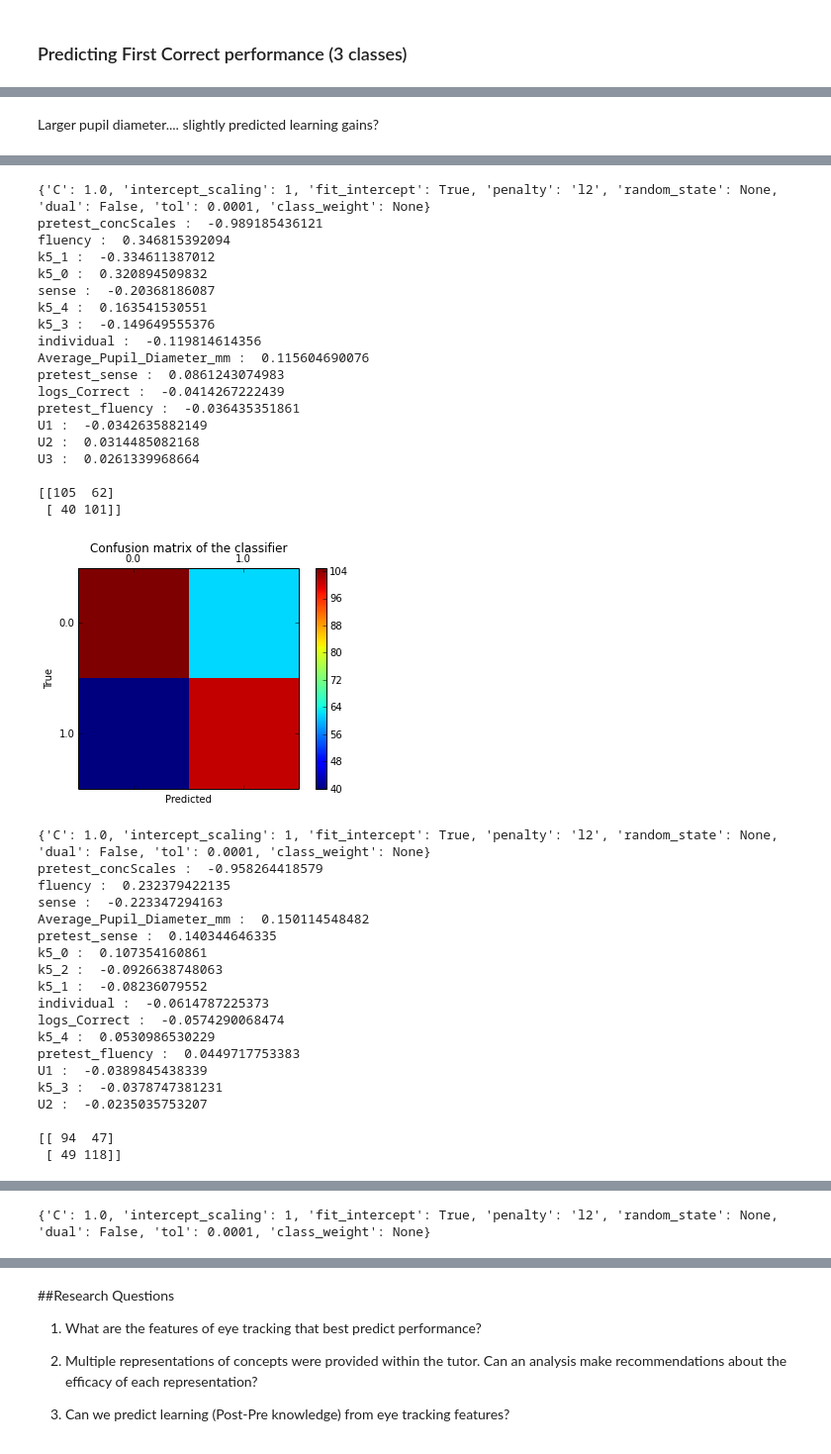
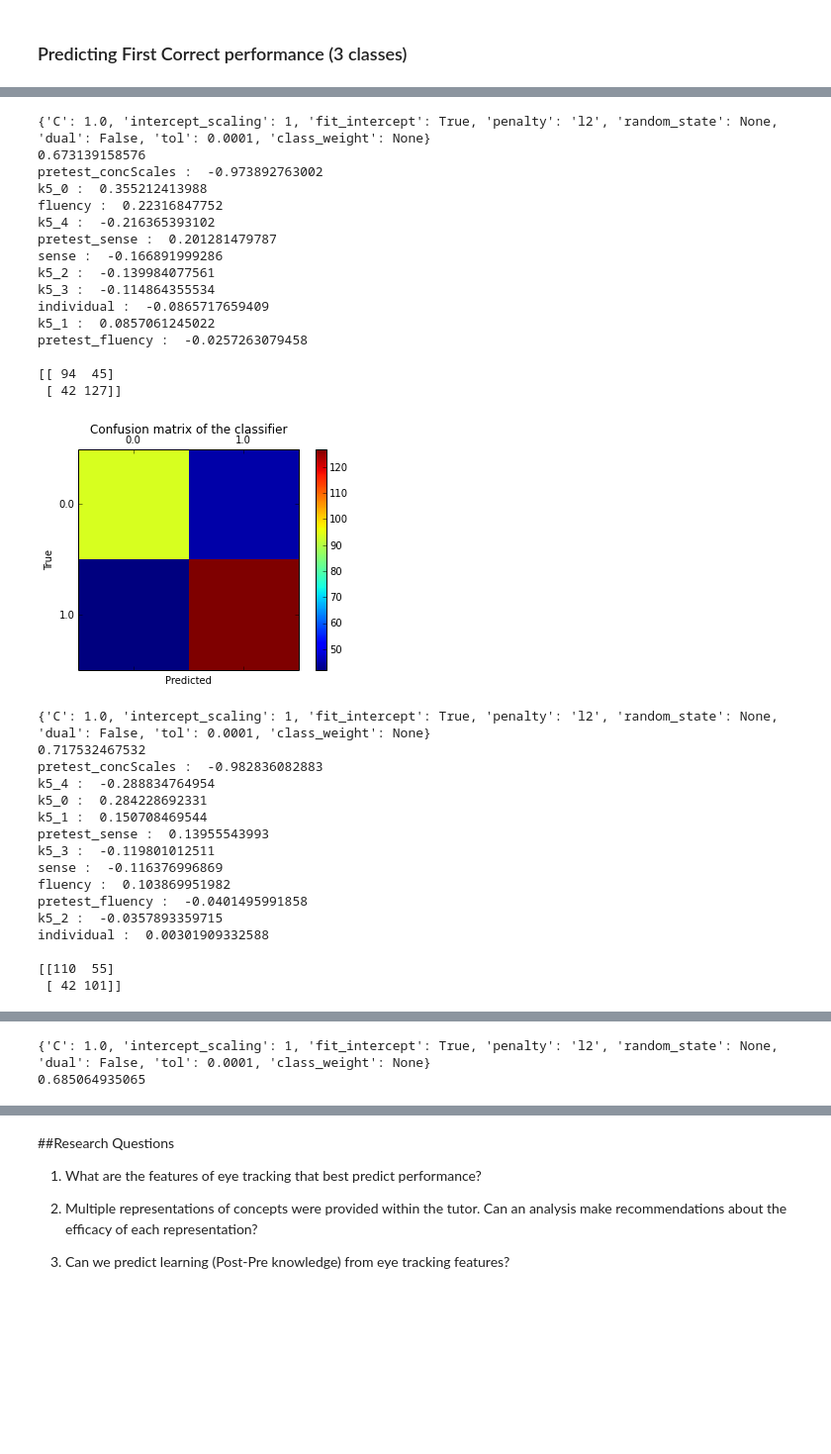
Before and after one commit to cmgerber/Edu_ML_Final_Project, a Jupyter notebook: ipython_notebooks/Eye_Tracking_Analysis.ipynb, the cells around one changed output, grey strips where cells are left out. Shown at 99% size. Drawn from its saved outputs; the diff is of its cells as text; code cells hidden in the pictures; blank space fills up the shorter version.

```diff
--- a/ipython_notebooks/Eye_Tracking_Analysis.ipynb
+++ b/ipython_notebooks/Eye_Tracking_Analysis.ipynb
@@ -226,10 +220,10 @@ feature_cols = [
 # oucome_col = 'logs_firstIncorrectRate_medianSplit'
 
 other_features = [
- 'logs_Correct',
+#  'logs_Correct',
  'pretest_sense',
  'pretest_fluency',
- 'pretest_concScales',
+ 'pretest_concScales']
  'Average_Pupil_Diameter_mm']
 
 for col in other_features:
@@ -288,7 +282,7 @@ def cv_fun(selected_predictors, outcome_feature):
                 coefficient_dict = defaultdict(list)
                 for col, coef in zip(selected_feature_cols, coefficients[c]):
                     coefficient_dict[col].append(coef)
-                result = sorted(coefficient_dict.items(), key=lambda x: abs(x[1][0]), reverse=True)[:15]
+                result = sorted(coefficient_dict.items(), key=lambda x: abs(x[1][0]), reverse=True)[:20]
                 for name, value in result:
                     print name, ": ", value[0]
                 print
@@ -308,6 +302,7 @@ def cv_fun(selected_predictors, outcome_feature):
         pl.show()
 
         print params
+        print score
 
     return scores, np.mean(scores)
 
@@ -418,7 +407,5 @@ start_U2_F2_1 :  -0.60825562236
-# %% [markdown]
-Larger pupil diameter.... slightly predicted learning gains?
 # %%
-selected_feature_cols = other_features + k5 + units + list(prob_types)# + units + list(problems) #+ list(prob_types)#other_features + list(prob_types) + units + list(problems)
+selected_feature_cols = other_features + k5 + list(prob_types)# + units + list(problems) #+ list(prob_types)#other_features + list(prob_types) + units + list(problems)
 
 cv_fun(selected_feature_cols,'prePost_concScales_gainMedianSplit')
 # %% [output]
@@ -464,39 +444,33 @@ U2 :  0.0326524600999
 {'C': 1.0, 'intercept_scaling': 1, 'fit_intercept': True, 'penalty': 'l2', 'random_state': None, 'dual': False, 'tol': 0.0001, 'class_weight': None}
-pretest_concScales :  -0.989185436121
-fluency :  0.346815392094
-k5_1 :  -0.334611387012
-k5_0 :  0.320894509832
-sense :  -0.20368186087
-k5_4 :  0.163541530551
-k5_3 :  -0.149649555376
-individual :  -0.119814614356
-Average_Pupil_Diameter_mm :  0.115604690076
-pretest_sense :  0.0861243074983
-logs_Correct :  -0.0414267222439
-pretest_fluency :  -0.036435351861
-U1 :  -0.0342635882149
-U2 :  0.0314485082168
-U3 :  0.0261339968664
+0.673139158576
+pretest_concScales :  -0.973892763002
+k5_0 :  0.355212413988
+fluency :  0.22316847752
+k5_4 :  -0.216365393102
+pretest_sense :  0.201281479787
+sense :  -0.166891999286
+k5_2 :  -0.139984077561
+k5_3 :  -0.114864355534
+individual :  -0.0865717659409
+k5_1 :  0.0857061245022
+pretest_fluency :  -0.0257263079458
 
-[[105  62]
- [ 40 101]]
+[[ 94  45]
+ [ 42 127]]
-[figure, old version]
+[figure, new version]
 {'C': 1.0, 'intercept_scaling': 1, 'fit_intercept': True, 'penalty': 'l2', 'random_state': None, 'dual': False, 'tol': 0.0001, 'class_weight': None}
-pretest_concScales :  -0.958264418579
-fluency :  0.232379422135
-sense :  -0.223347294163
-Average_Pupil_Diameter_mm :  0.150114548482
-pretest_sense :  0.140344646335
-k5_0 :  0.107354160861
-k5_2 :  -0.0926638748063
-k5_1 :  -0.08236079552
-individual :  -0.0614787225373
-logs_Correct :  -0.0574290068474
-k5_4 :  0.0530986530229
-pretest_fluency :  0.0449717753383
-U1 :  -0.0389845438339
-k5_3 :  -0.0378747381231
-U2 :  -0.0235035753207
+0.717532467532
+pretest_concScales :  -0.982836082883
+k5_4 :  -0.288834764954
+k5_0 :  0.284228692331
+k5_1 :  0.150708469544
+pretest_sense :  0.13955543993
+k5_3 :  -0.119801012511
+sense :  -0.116376996869
+fluency :  0.103869951982
+pretest_fluency :  -0.0401495991858
+k5_2 :  -0.0357893359715
+individual :  0.00301909332588
 
-[[ 94  47]
- [ 49 118]]
+[[110  55]
+ [ 42 101]]
@@ -504 +478,2 @@ U2 :  -0.0235035753207
 {'C': 1.0, 'intercept_scaling': 1, 'fit_intercept': True, 'penalty': 'l2', 'random_state': None, 'dual': False, 'tol': 0.0001, 'class_weight': None}
+0.685064935065
```
Also changed, not shown: parts of 16 cells of this notebook.
